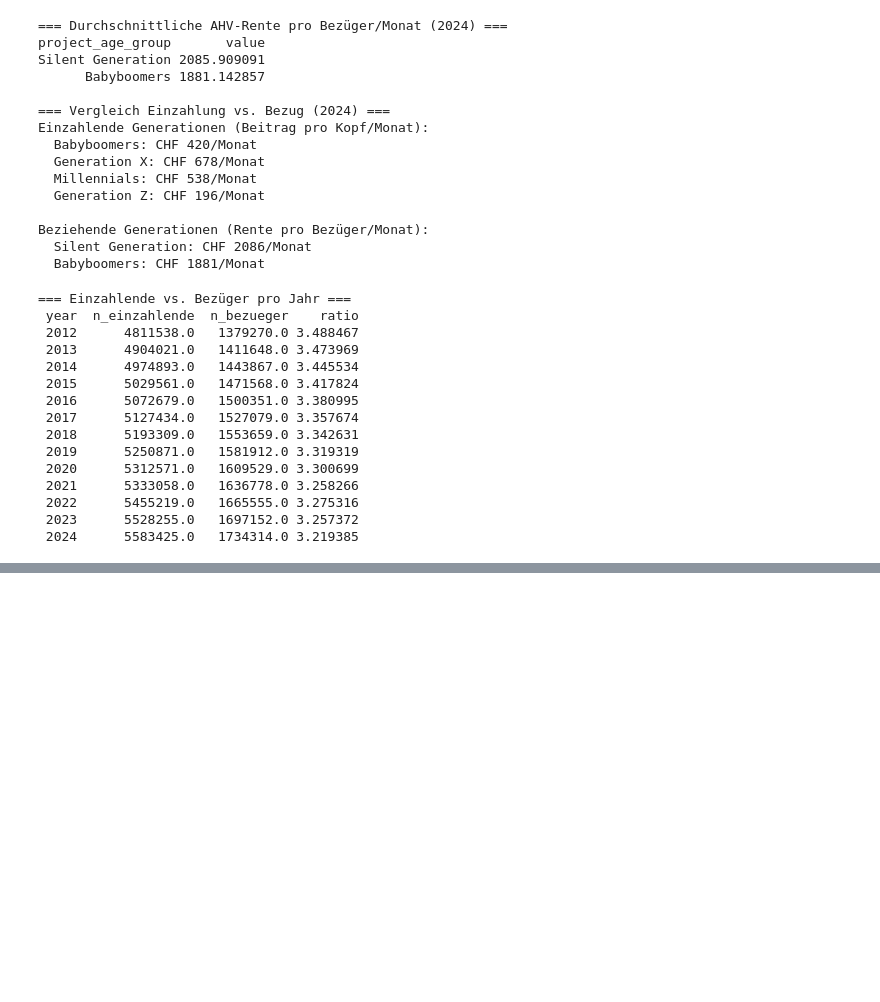
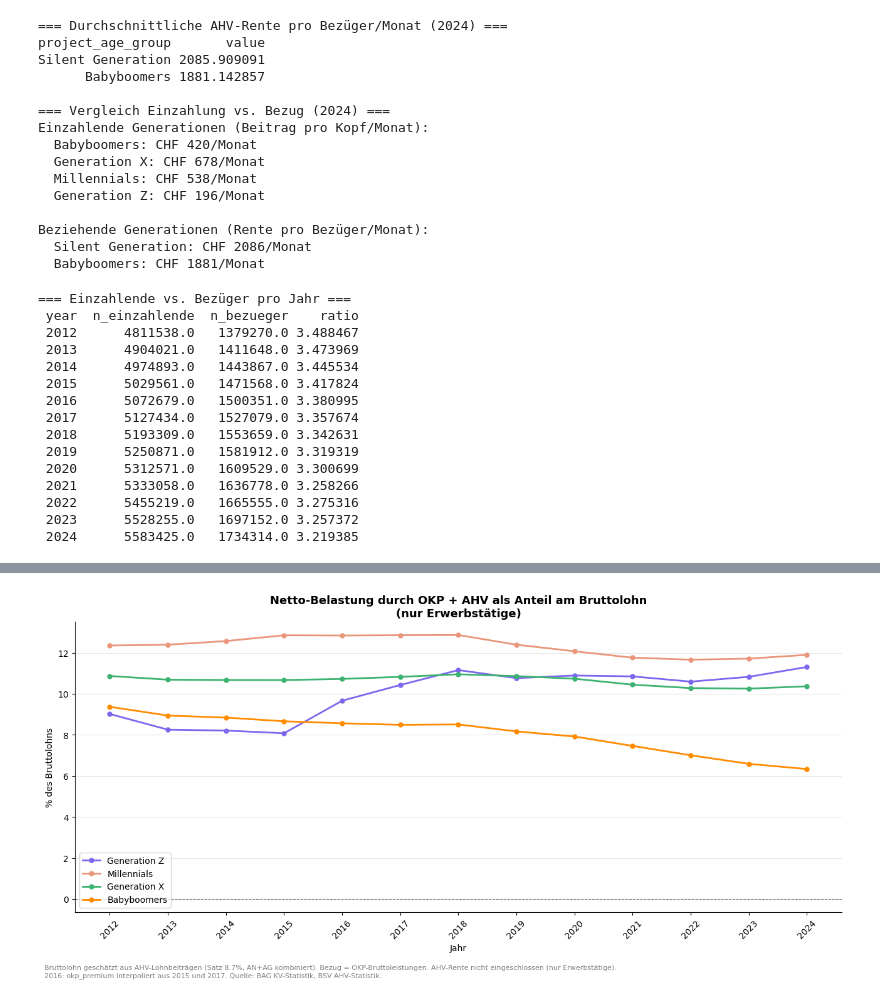
Before and after one commit to javi36/PODSV_Visualisierungsprojekt, a Jupyter notebook: 02_eda/eda_whopays.ipynb, the cells around one changed output, grey strips where cells are left out. Drawn from its saved outputs; the diff is of its cells as text; code cells hidden in the pictures; blank space fills up the shorter version.

```diff
--- a/02_eda/eda_whopays.ipynb
+++ b/02_eda/eda_whopays.ipynb
@@ -644,0 +907,85 @@ plt.show()
+# %%
+# VIZ 4: Prozentuale monatliche Belastung des Cashflows (nur Erwerbstätige)
+# Methode:
+# Bruttolohn/Monat = sum_beitrag_ahv / n_personen / 0.087 / 12
+# Belastung % = (Einzahlung - Bezug) / Bruttolohn * 100
+# Einzahlung = OKP-Prämie - Prämienverbilligung + Kostenbeteiligung + AHV-Beitrag
+# Bezug = OKP-Bruttoleistungen (AHV-Rente wird hier ausgeschlossen)
+
+JAHRE_VIZ4 = list(range(2012, 2025))
+AHV_SATZ   = 0.087  # Arbeitnehmer + Arbeitgeber kombiniert
+GENS_VIZ4  = ['Generation Z', 'Millennials', 'Generation X', 'Babyboomers']
+
+farben_viz4 = {
+    'Generation Z':  '#7B68EE',
+    'Millennials':   '#E9967A',
+    'Generation X':  '#3CB371',
+    'Babyboomers':   '#FF8C00',
+}
+
+def get_bruttolohn(gen, jahr):
+    n = ahv_ein[
+        (ahv_ein['metric'] == 'n_personen') &
+        (ahv_ein['project_age_group'] == gen) &
+        (ahv_ein['year'] == jahr)
+    ]['value'].sum()
+    s = ahv_ein[
+        (ahv_ein['metric'] == 'sum_beitrag_ahv') &
+        (ahv_ein['project_age_group'] == gen) &
+        (ahv_ein['year'] == jahr)
+    ]['value'].sum()
+    if n == 0:
+        return 0
+    return (s / n) / AHV_SATZ / 12
+
+resultate = {gen: [] for gen in GENS_VIZ4}
+
+for gen in GENS_VIZ4:
+    for jahr in JAHRE_VIZ4:
+        praemie  = get_okp_val('okp_premium',          'per_capita_chf', gen, jahr)
+        pv       = get_pv_per_versicherter(gen, jahr)
+        kosten   = get_okp_val('okp_kostenbeteiligung', 'per_capita_chf', gen, jahr)
+        leistung = get_okp_val('okp_bruttoleistungen',  'per_capita_chf', gen, jahr)
+        ahv_b    = get_ahv_beitrag(gen, jahr)
+        lohn     = get_bruttolohn(gen, jahr)
+
+        einzahlung = praemie - pv + kosten + ahv_b
+        bezug      = leistung
+        netto      = einzahlung - bezug
+
+        belastung_pct = (netto / lohn * 100) if lohn > 0 else None
+        resultate[gen].append(belastung_pct)
+
+# --- Plot ---
+fig, ax = plt.subplots(figsize=(13, 6))
+
+for gen in GENS_VIZ4:
+    werte = resultate[gen]
+    jahre_valid = [j for j, v in zip(JAHRE_VIZ4, werte) if v is not None]
+    werte_valid = [v for v in werte if v is not None]
+    ax.plot(jahre_valid, werte_valid,
+            marker='o', markersize=5, linewidth=2,
+            label=gen, color=farben_viz4[gen])
+
+ax.axhline(0, color='black', linewidth=0.8, linestyle='--', alpha=0.5)
+ax.set_title('Netto-Belastung durch OKP + AHV als Anteil am Bruttolohn\n(nur Erwerbstätige)',
+             fontsize=13, fontweight='bold')
+ax.set_xlabel('Jahr')
+ax.set_ylabel('% des Bruttolohns')
+ax.set_xticks(JAHRE_VIZ4)
+ax.tick_params(axis='x', rotation=45)
+ax.legend(loc='lower left')
+ax.grid(axis='y', alpha=0.3)
+ax.spines[['top', 'right']].set_visible(False)
+
+fig.text(0.01, -0.04,
+         'Bruttolohn geschätzt aus AHV-Lohnbeiträgen (Satz 8.7%, AN+AG kombiniert). '
+         'Bezug = OKP-Bruttoleistungen. AHV-Rente nicht eingeschlossen (nur Erwerbstätige).\n'
+         '2016: okp_premium interpoliert aus 2015 und 2017. '
+         'Quelle: BAG KV-Statistik, BSV AHV-Statistik.',
+         fontsize=8, color='gray')
+
+plt.tight_layout()
+plt.show()
+# %% [output]
+[figure, added]
```
Also changed, not shown: parts of 13 cells of this notebook, 4 other files.
